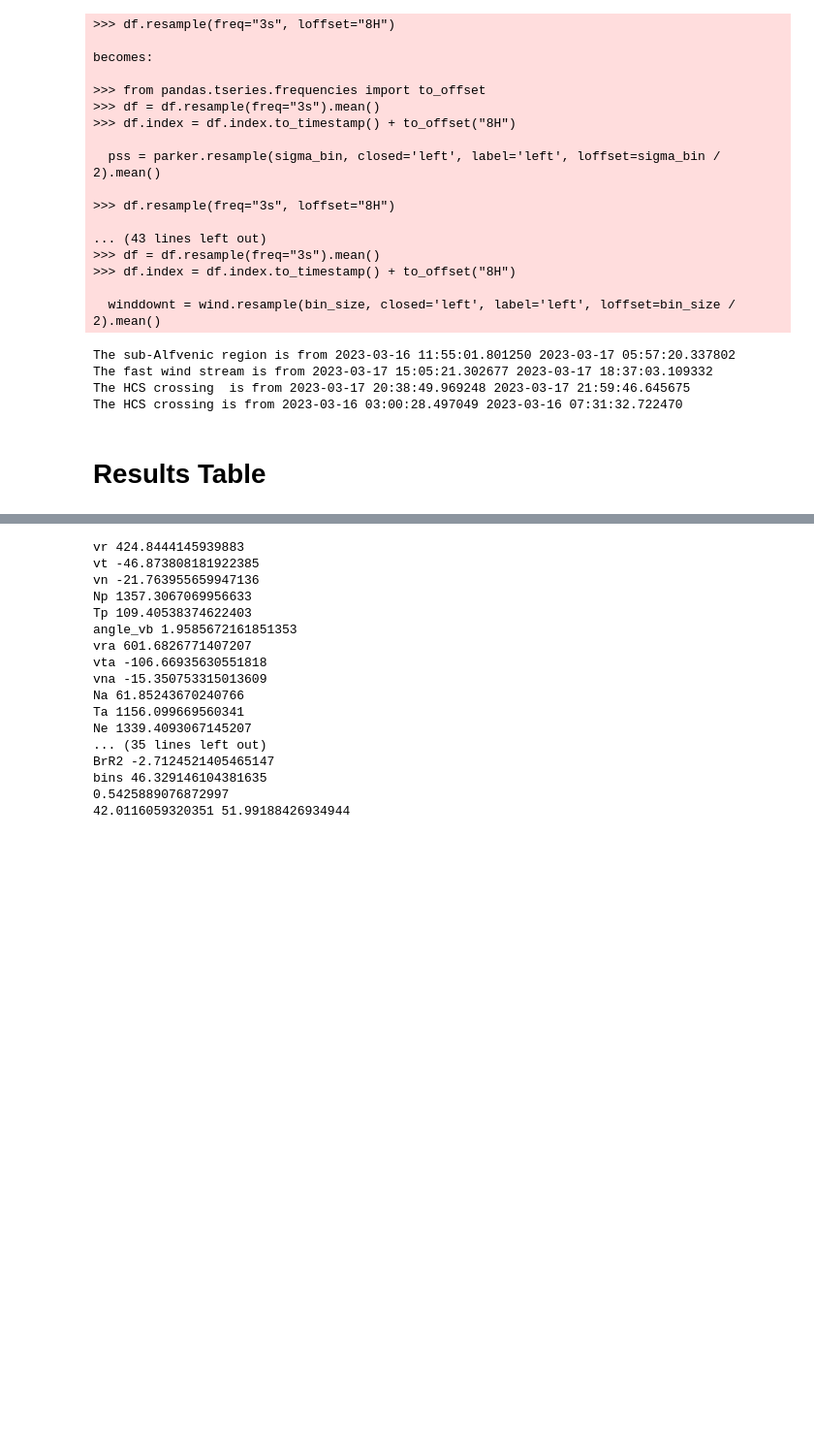
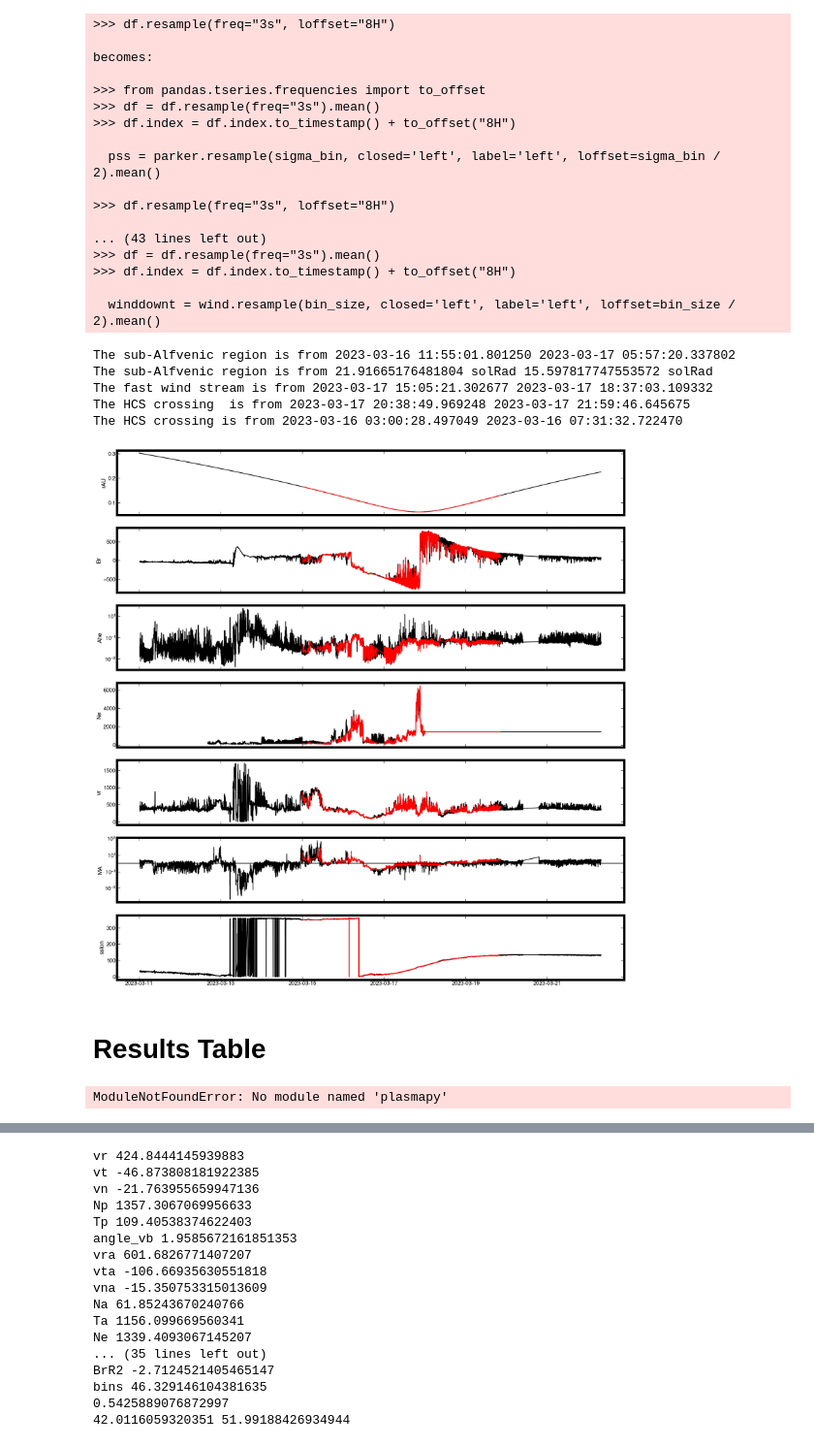
Before and after one commit to tamarervin/publications, a Jupyter notebook: e15/fig1.ipynb, the cells around one changed output, grey strips where cells are left out. Shown at 97% size. Cells and saved outputs as stored; diff of their text form; code cells hidden in the pictures; blank space fills up the shorter version.

```diff
--- a/e15/fig1.ipynb
+++ b/e15/fig1.ipynb
@@ -30,7 +30,7 @@ cc = ['black', 'red', 'blue', 'green']
 clight = ['lightgrey', '#E6A8C9', '#E6A8C9', '#A8E6BF']
 
 # DIRECTORIES
-RES_DIR = os.path.realpath('results')
+RES_DIR = os.path.join('/Users/tamarervin/', 'e15_results')
 FIG_DIR = os.path.realpath('figures')
 PlotDir = '/Users/tamarervin/mplstyle/'
 
@@ -50,7 +50,7 @@ enc='E15'
 ## Read in Data
 # %%
 # ### READ IN DATA ###
-parker, parkerdownt, parkerdownl, pss, orbiter, orbiterdownl, orbiterdownt, oss, wind, winddownt, winddownl, wss = utils.read_data(RES_DIR)
+parker, parkerdownt, parkerdownl, pss, orbiter, orbiterdownl, orbiterdownt, oss, wind, winddownt, winddownl, wss = utils.read_data(RES_DIR, sigma_time=20, pp='parker20min.csv')
 
 ### DEFINE REGIONS ###
 lon_footpoints = parker.sslon
@@ -78,15 +78,50 @@ becomes:
   winddownt = wind.resample(bin_size, closed='left', label='left', loffset=bin_size / 2).mean()
 # %%
 print('The sub-Alfvenic region is from', parker.Time[slow].iloc[0], parker.Time[slow].iloc[-1])
+print('The sub-Alfvenic region is from', ((parker.rAU[slow].iloc[0])*u.AU).to(u.Rsun), ((parker.rAU[slow].iloc[-1])*u.AU).to(u.Rsun))
+
 print('The fast wind stream is from', parker.Time[fast].iloc[0], parker.Time[fast].iloc[-1])
 print('The HCS crossing  is from', parker.Time[hhcs].iloc[0], parker.Time[hhcs].iloc[-1])
 print('The HCS crossing is from', parker.Time[hhcs1].iloc[0], parker.Time[hhcs1].iloc[-1])
 # %% [output]
 The sub-Alfvenic region is from 2023-03-16 11:55:01.801250 2023-03-17 05:57:20.337802
+The sub-Alfvenic region is from 21.91665176481804 solRad 15.597817747553572 solRad
 The fast wind stream is from 2023-03-17 15:05:21.302677 2023-03-17 18:37:03.109332
 The HCS crossing  is from 2023-03-17 20:38:49.969248 2023-03-17 21:59:46.645675
 The HCS crossing is from 2023-03-16 03:00:28.497049 2023-03-16 07:31:32.722470
+# %%
+test = pd.read_csv(os.path.join(RES_DIR, 'parker20min.csv'))
+test['Time'] = [datetime.datetime.strptime(d, '%Y-%m-%d %H:%M:%S.%f') for d in test.Time]
+# %%
+
+datas = ['rAU', 'Br', 'Ahe', 'Ne', 'vr', 'MA', 'sslon']
+fig, axs = plt.subplots(len(datas), figsize=[20, len(datas)*3], sharex='all')
+
+for i, vv in enumerate(datas):
+    axs[i].plot(test.Time, test[vv], c='k')
+    axs[i].plot(parker.Time, parker[vv], c='red')
+    axs[i].set(ylabel=vv)
+axs[-2].set_yscale('log')
+axs[-2].axhline(1, c='k')
+axs[2].set_yscale('log')
+# %% [output]
+[figure, added]
 # %% [markdown]
 # Results Table
+# %%
+ff = parker
+from plasmapy.formulary import beta, magnetic_pressure, thermal_pressure, ion_sound_speed
+from astropy.constants import k_B
+sound_speed = ion_sound_speed(
+    T_e=np.array(ff.Te)*u.eV/k_B,
+    T_i=np.array(ff.Tp)*u.eV/k_B,
+    # n_e=np.array(ff.Ne)/(u.cm**3),
+    # k=k_2,
+    ion='p',
+    gamma_e=1,
+    gamma_i=3,
+).to(u.km/u.s).value
+# %% [output]
+ModuleNotFoundError: No module named 'plasmapy'
 # %%
 dfslow = parker[slow].copy()
```
Also changed, not shown: parts of 1 cell of this notebook, 36 other files.
